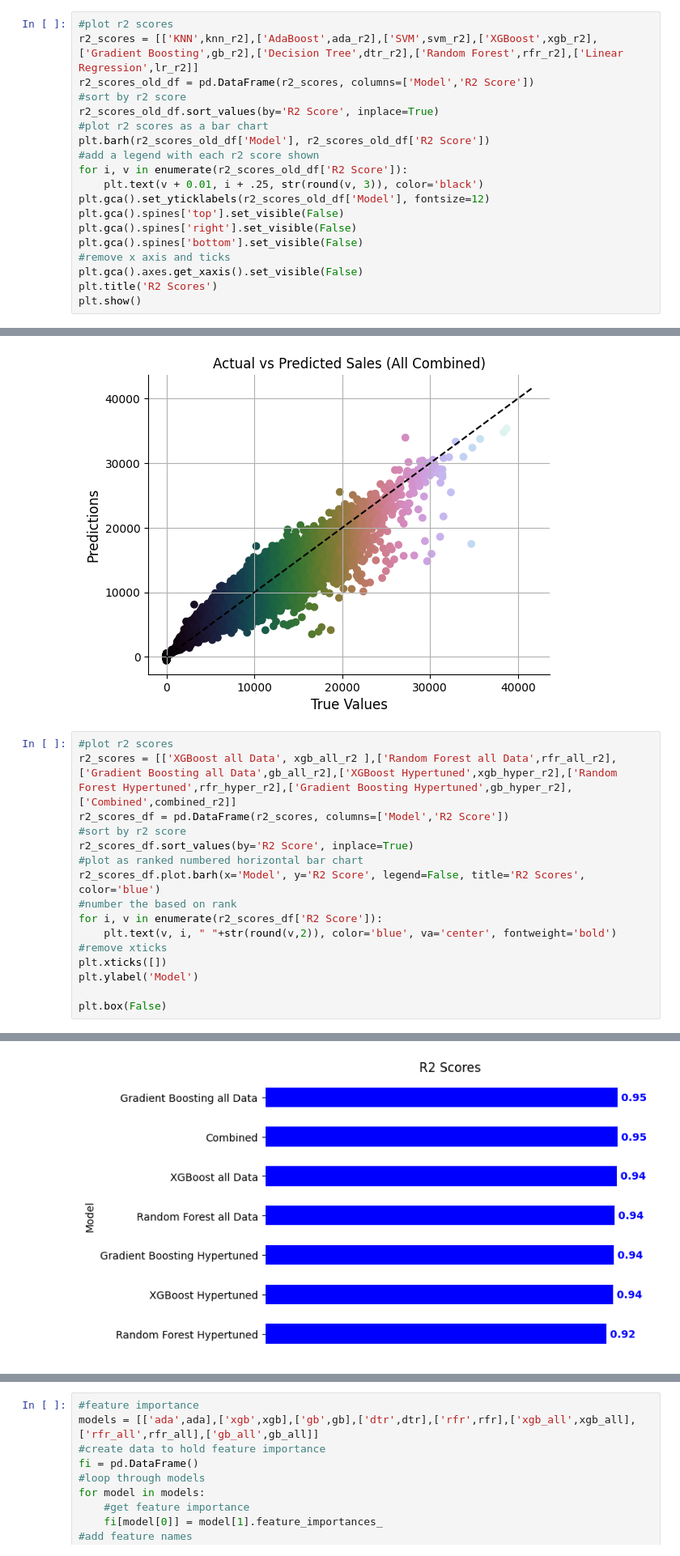
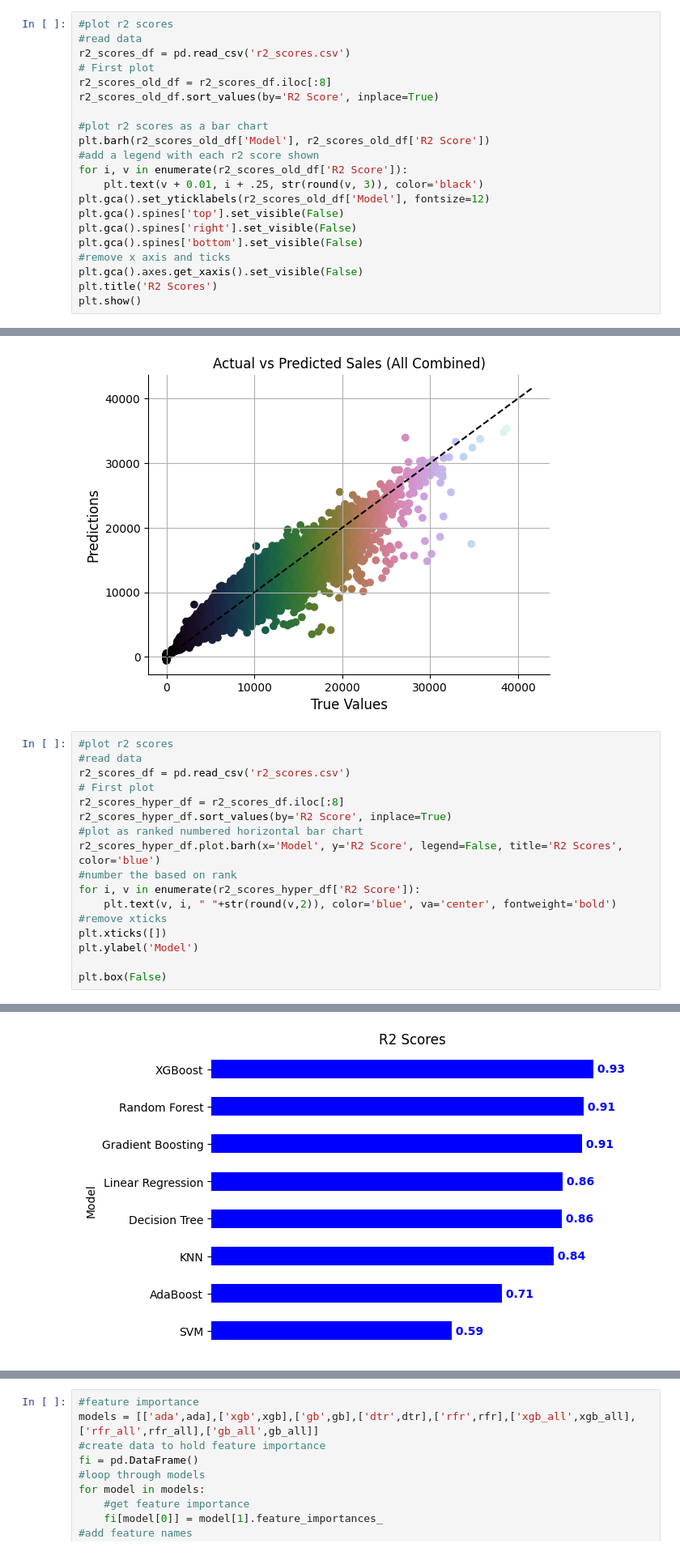
Before and after one commit to Bratpfannengamer/Rossmann, a Jupyter notebook: notebook.ipynb, the cells around one changed output, grey strips where cells are left out. Shown at 81% size. Cells and saved outputs as stored; diff of their text form.

```diff
--- a/notebook.ipynb
+++ b/notebook.ipynb
@@ -883,10 +892,12 @@ plt.show()
 [figure]
 # %%
 #plot r2 scores
-r2_scores = [['KNN',knn_r2],['AdaBoost',ada_r2],['SVM',svm_r2],['XGBoost',xgb_r2],['Gradient Boosting',gb_r2],['Decision Tree',dtr_r2],['Random Forest',rfr_r2],['Linear Regression',lr_r2]]
-r2_scores_old_df = pd.DataFrame(r2_scores, columns=['Model','R2 Score'])
-#sort by r2 score
+#read data
+r2_scores_df = pd.read_csv('r2_scores.csv')
+# First plot
+r2_scores_old_df = r2_scores_df.iloc[:8]
 r2_scores_old_df.sort_values(by='R2 Score', inplace=True)
+
 #plot r2 scores as a bar chart
 plt.barh(r2_scores_old_df['Model'], r2_scores_old_df['R2 Score'])
 #add a legend with each r2 score shown
@@ -1238,14 +1242,15 @@ plt.show()
 [figure]
 # %%
 #plot r2 scores
-r2_scores = [['XGBoost all Data', xgb_all_r2 ],['Random Forest all Data',rfr_all_r2],['Gradient Boosting all Data',gb_all_r2],['XGBoost Hypertuned',xgb_hyper_r2],['Random Forest Hypertuned',rfr_hyper_r2],['Gradient Boosting Hypertuned',gb_hyper_r2],['Combined',combined_r2]]
-r2_scores_df = pd.DataFrame(r2_scores, columns=['Model','R2 Score'])
-#sort by r2 score
-r2_scores_df.sort_values(by='R2 Score', inplace=True)
+#read data
+r2_scores_df = pd.read_csv('r2_scores.csv')
+# First plot
+r2_scores_hyper_df = r2_scores_df.iloc[:8]
+r2_scores_hyper_df.sort_values(by='R2 Score', inplace=True)
 #plot as ranked numbered horizontal bar chart
-r2_scores_df.plot.barh(x='Model', y='R2 Score', legend=False, title='R2 Scores', color='blue')
+r2_scores_hyper_df.plot.barh(x='Model', y='R2 Score', legend=False, title='R2 Scores', color='blue')
 #number the based on rank
-for i, v in enumerate(r2_scores_df['R2 Score']):
+for i, v in enumerate(r2_scores_hyper_df['R2 Score']):
     plt.text(v, i, " "+str(round(v,2)), color='blue', va='center', fontweight='bold')
 #remove xticks
 plt.xticks([])
@@ -1256 +1265 @@ plt.box(False)
-[figure, old version]
+[figure, new version]
```
Also changed, not shown: parts of 40 cells of this notebook.
